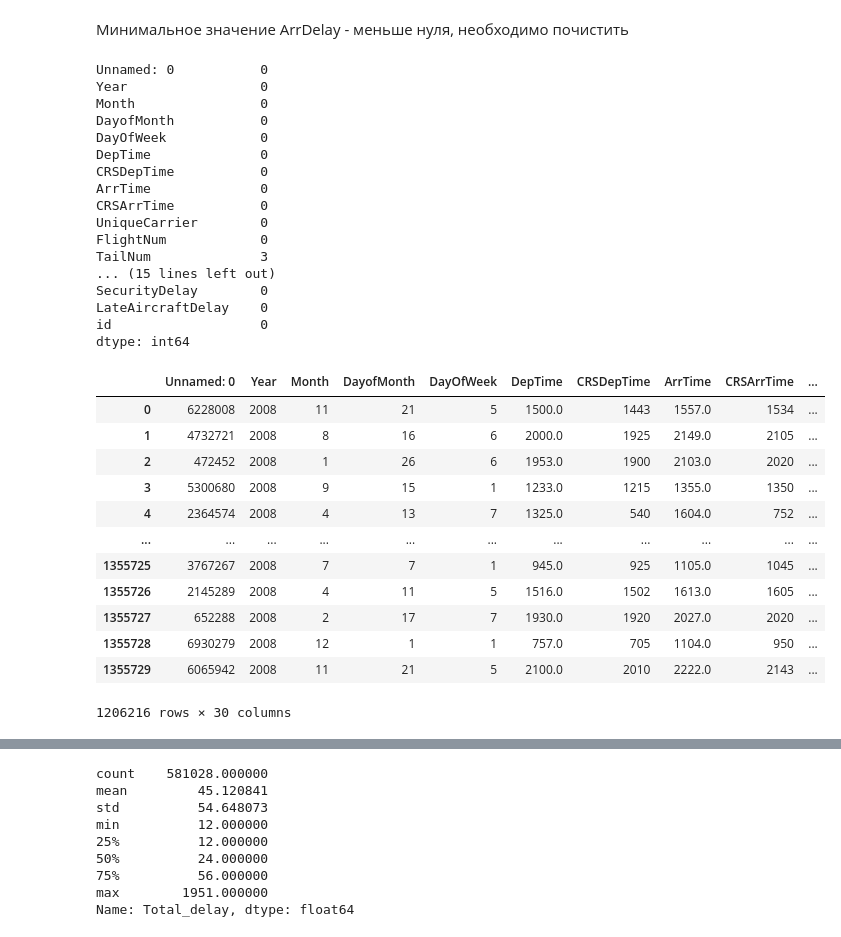
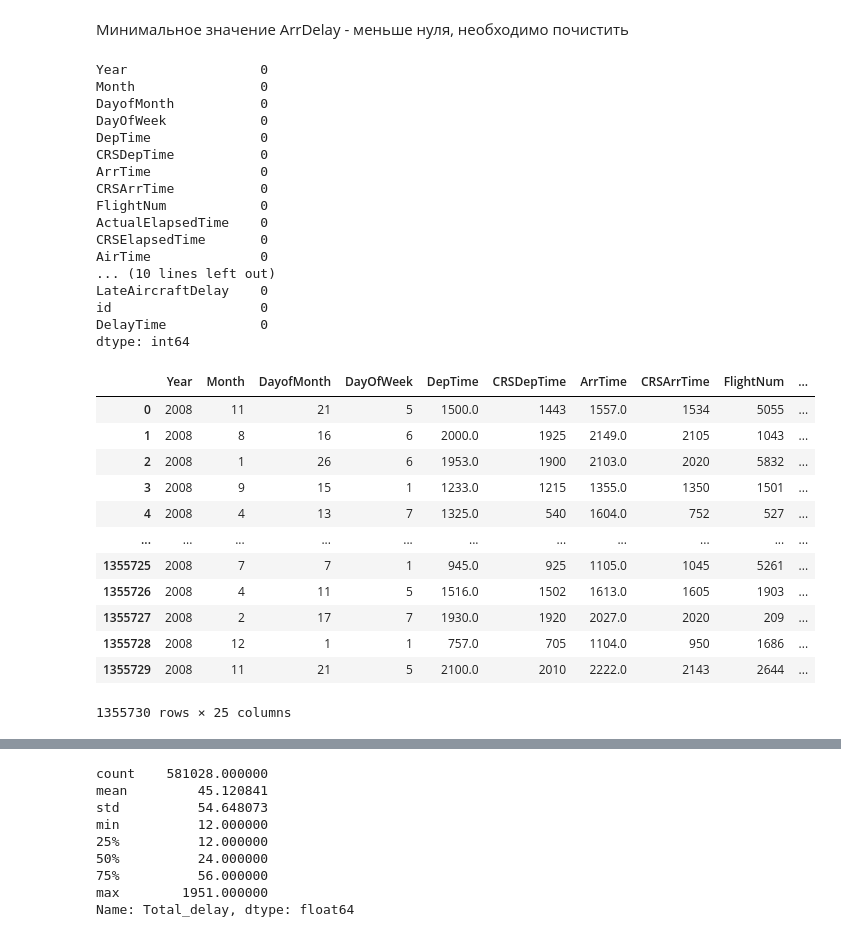
Before and after one commit to jokkojja/steps_in_data, a Jupyter notebook: try_to_kaggle.ipynb, the cells around one changed output, grey strips where cells are left out. Drawn from its saved outputs; the diff is of its cells as text; code cells hidden in the pictures.

```diff
--- a/try_to_kaggle.ipynb
+++ b/try_to_kaggle.ipynb
@@ -16,4 +54,4 @@ from sklearn.impute import SimpleImputer
 # %%
-x_train = pd.read_csv('departure-delay2/x_train.csv')
-x_test = pd.read_csv('departure-delay2/x_test.csv')
-y_train = pd.read_csv('departure-delay2/y_train.csv')
+train = pd.read_csv('departure-delay2/x_train.csv')
+test = pd.read_csv('departure-delay2/x_test.csv')
+target = pd.read_csv('departure-delay2/y_train.csv')
@@ -156 +188,6 @@ df_with_total_delay = x_train.copy()
+# %%
+train['id'] = [i for i in range(len(train))]
+train = train.merge(target, on = 'id')
+x_train = train.drop(['Unnamed: 0','UniqueCarrier', 'TailNum', 'Origin', 'Dest', 'CancellationCode'], axis=1)
+x_test = test.drop(['Unnamed: 0','UniqueCarrier', 'TailNum', 'Origin', 'Dest', 'CancellationCode'], axis=1)
 # %%
@@ -198,18 +236,32 @@ SecurityDelay        206111
 LateAircraftDelay    206111
 dtype: int64
 # %%
-df_with_total_delay['CarrierDelay'].fillna(df_with_total_delay['CarrierDelay'].median(), inplace = True)
-df_with_total_delay['WeatherDelay'].fillna(df_with_total_delay['WeatherDelay'].median(), inplace = True)
-df_with_total_delay['NASDelay'].fillna(df_with_total_delay['NASDelay'].median(), inplace = True)
-df_with_total_delay['SecurityDelay'].fillna(df_with_total_delay['SecurityDelay'].median(), inplace = True)
-df_with_total_delay['LateAircraftDelay'].fillna(df_with_total_delay['LateAircraftDelay'].median(), inplace = True)
-df_with_total_delay['ArrDelay'].fillna(df_with_total_delay['ArrDelay'].median(), inplace = True)
+x_train['CarrierDelay'].fillna(x_train['CarrierDelay'].median(), inplace = True)
+x_train['WeatherDelay'].fillna(x_train['WeatherDelay'].median(), inplace = True)
+x_train['NASDelay'].fillna(x_train['NASDelay'].median(), inplace = True)
+x_train['SecurityDelay'].fillna(x_train['SecurityDelay'].median(), inplace = True)
+x_train['LateAircraftDelay'].fillna(x_train['LateAircraftDelay'].median(), inplace = True)
+x_train['ActualElapsedTime'].fillna(x_train['ActualElapsedTime'].median(), inplace = True)
+x_train['CRSElapsedTime'].fillna(x_train['CRSElapsedTime'].median(), inplace = True)
+x_train['AirTime'].fillna(x_train['AirTime'].median(), inplace = True)
+x_train['ArrDelay'].fillna(x_train['ArrDelay'].median(), inplace = True)
+x_train['TaxiIn'].fillna(x_train['TaxiIn'].median(), inplace = True)
+x_train['TaxiOut'].fillna(x_train['TaxiOut'].median(), inplace = True)
+x_train['ArrTime'].fillna(x_train['ArrTime'].median(), inplace = True)
+
 
 x_test['CarrierDelay'].fillna(x_test['CarrierDelay'].median(), inplace = True)
 x_test['WeatherDelay'].fillna(x_test['WeatherDelay'].median(), inplace = True)
 x_test['NASDelay'].fillna(x_test['NASDelay'].median(), inplace = True)
 x_test['SecurityDelay'].fillna(x_test['SecurityDelay'].median(), inplace = True)
 x_test['LateAircraftDelay'].fillna(x_test['LateAircraftDelay'].median(), inplace = True)
+x_test['ActualElapsedTime'].fillna(x_test['ActualElapsedTime'].median(), inplace = True)
+x_test['CRSElapsedTime'].fillna(x_test['CRSElapsedTime'].median(), inplace = True)
+x_test['AirTime'].fillna(x_test['AirTime'].median(), inplace = True)
+x_test['ArrDelay'].fillna(x_test['ArrDelay'].median(), inplace = True)
+x_test['TaxiIn'].fillna(x_test['TaxiIn'].median(), inplace = True)
+x_test['TaxiOut'].fillna(x_test['TaxiOut'].median(), inplace = True)
+x_test['ArrTime'].fillna(x_test['ArrTime'].median(), inplace = True)
 
 
 x_test.isna().sum()
@@ -246,9 +298,8 @@ df_with_total_delay[['CarrierDelay', 'WeatherDelay', 'NASDelay', 'SecurityDelay'
 # %% [markdown]
 Минимальное значение ArrDelay - меньше нуля, необходимо почистить
 # %%
-df_with_total_delay.isna().sum()
+x_train.isna().sum()
 # %% [output]
-Unnamed: 0           0
 Year                 0
 Month                0
 DayofMonth           0
@@ -257,28 +308,29 @@ DepTime              0
 CRSDepTime           0
 ArrTime              0
 CRSArrTime           0
-UniqueCarrier        0
 FlightNum            0
-TailNum              3
-... (15 lines left out)
-SecurityDelay        0
+ActualElapsedTime    0
+CRSElapsedTime       0
+AirTime              0
+... (10 lines left out)
 LateAircraftDelay    0
 id                   0
+DelayTime            0
 dtype: int64
 # %%
-df_with_total_delay
+x_train
 # %% [output]
-|  | Unnamed: 0 | Year | Month | DayofMonth | DayOfWeek | DepTime | CRSDepTime | ArrTime | CRSArrTime | ... |
-| 0 | 6228008 | 2008 | 11 | 21 | 5 | 1500.0 | 1443 | 1557.0 | 1534 | ... |
-| 1 | 4732721 | 2008 | 8 | 16 | 6 | 2000.0 | 1925 | 2149.0 | 2105 | ... |
-| 2 | 472452 | 2008 | 1 | 26 | 6 | 1953.0 | 1900 | 2103.0 | 2020 | ... |
-| 3 | 5300680 | 2008 | 9 | 15 | 1 | 1233.0 | 1215 | 1355.0 | 1350 | ... |
-| 4 | 2364574 | 2008 | 4 | 13 | 7 | 1325.0 | 540 | 1604.0 | 752 | ... |
+|  | Year | Month | DayofMonth | DayOfWeek | DepTime | CRSDepTime | ArrTime | CRSArrTime | FlightNum | ... |
+| 0 | 2008 | 11 | 21 | 5 | 1500.0 | 1443 | 1557.0 | 1534 | 5055 | ... |
+| 1 | 2008 | 8 | 16 | 6 | 2000.0 | 1925 | 2149.0 | 2105 | 1043 | ... |
+| 2 | 2008 | 1 | 26 | 6 | 1953.0 | 1900 | 2103.0 | 2020 | 5832 | ... |
+| 3 | 2008 | 9 | 15 | 1 | 1233.0 | 1215 | 1355.0 | 1350 | 1501 | ... |
+| 4 | 2008 | 4 | 13 | 7 | 1325.0 | 540 | 1604.0 | 752 | 527 | ... |
 | ... | ... | ... | ... | ... | ... | ... | ... | ... | ... | ... |
-| 1355725 | 3767267 | 2008 | 7 | 7 | 1 | 945.0 | 925 | 1105.0 | 1045 | ... |
-| 1355726 | 2145289 | 2008 | 4 | 11 | 5 | 1516.0 | 1502 | 1613.0 | 1605 | ... |
-| 1355727 | 652288 | 2008 | 2 | 17 | 7 | 1930.0 | 1920 | 2027.0 | 2020 | ... |
-| 1355728 | 6930279 | 2008 | 12 | 1 | 1 | 757.0 | 705 | 1104.0 | 950 | ... |
-| 1355729 | 6065942 | 2008 | 11 | 21 | 5 | 2100.0 | 2010 | 2222.0 | 2143 | ... |
+| 1355725 | 2008 | 7 | 7 | 1 | 945.0 | 925 | 1105.0 | 1045 | 5261 | ... |
+| 1355726 | 2008 | 4 | 11 | 5 | 1516.0 | 1502 | 1613.0 | 1605 | 1903 | ... |
+| 1355727 | 2008 | 2 | 17 | 7 | 1930.0 | 1920 | 2027.0 | 2020 | 209 | ... |
+| 1355728 | 2008 | 12 | 1 | 1 | 757.0 | 705 | 1104.0 | 950 | 1686 | ... |
+| 1355729 | 2008 | 11 | 21 | 5 | 2100.0 | 2010 | 2222.0 | 2143 | 2644 | ... |
-1206216 rows × 30 columns
+1355730 rows × 25 columns
 # %%
```
Also changed, not shown: parts of 67 cells of this notebook.
